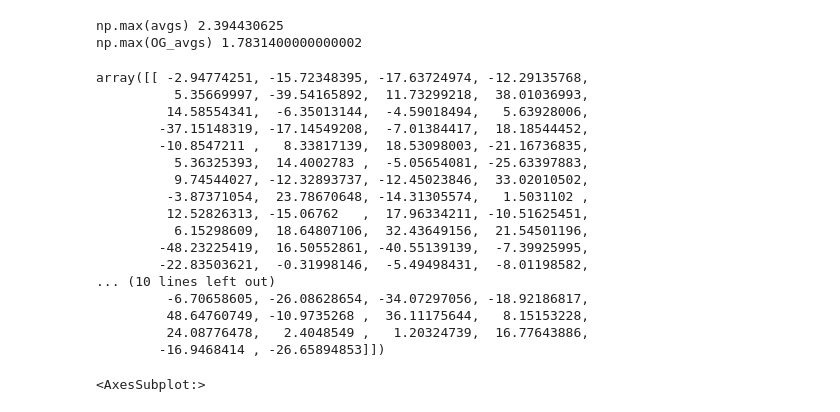
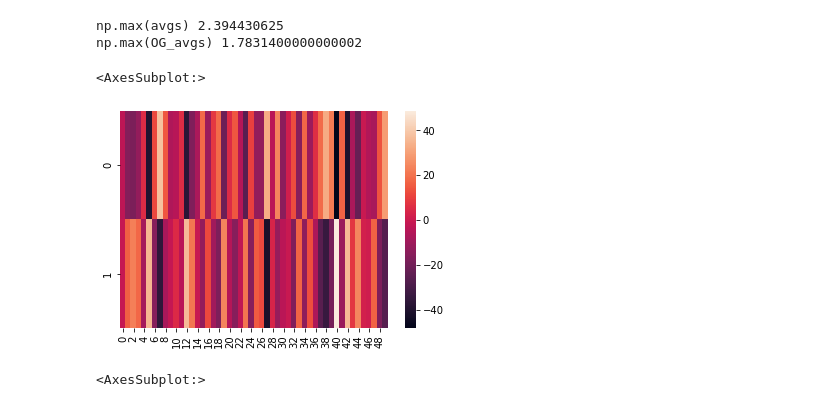
Before and after one commit to AndrewstheBuilder/sms_spam_detection, a Jupyter notebook: sms_spam_detection.ipynb, the cells around one changed output. Drawn from its saved outputs; the diff is of its cells as text; code cells hidden in the pictures.

```diff
--- a/sms_spam_detection.ipynb
+++ b/sms_spam_detection.ipynb
@@ -490,24 +490,10 @@ np.max(avgs) 2.394430625
 np.max(OG_avgs) 1.7831400000000002
 # %%
 # sms_W = W
-sms_W
+# sms_W
+sns.heatmap(sms_W)
 # %% [output]
-array([[ -2.94774251, -15.72348395, -17.63724974, -12.29135768,
-          5.35669997, -39.54165892,  11.73299218,  38.01036993,
-         14.58554341,  -6.35013144,  -4.59018494,   5.63928006,
-        -37.15148319, -17.14549208,  -7.01384417,  18.18544452,
-        -10.8547211 ,   8.33817139,  18.53098003, -21.16736835,
-          5.36325393,  14.4002783 ,  -5.05654081, -25.63397883,
-          9.74544027, -12.32893737, -12.45023846,  33.02010502,
-         -3.87371054,  23.78670648, -14.31305574,   1.5031102 ,
-         12.52826313, -15.06762   ,  17.96334211, -10.51625451,
-          6.15298609,  18.64807106,  32.43649156,  21.54501196,
-        -48.23225419,  16.50552861, -40.55139139,  -7.39925995,
-        -22.83503621,  -0.31998146,  -5.49498431,  -8.01198582,
-... (10 lines left out)
-         -6.70658605, -26.08628654, -34.07297056, -18.92186817,
-         48.64760749, -10.9735268 ,  36.11175644,   8.15153228,
-         24.08776478,   2.4048549 ,   1.20324739,  16.77643886,
-        -16.9468414 , -26.65894853]])
+<AxesSubplot:>
+[figure, added]
 # %%
 # emoji_W = W
```
Also changed, not shown: parts of 4 cells of this notebook.
